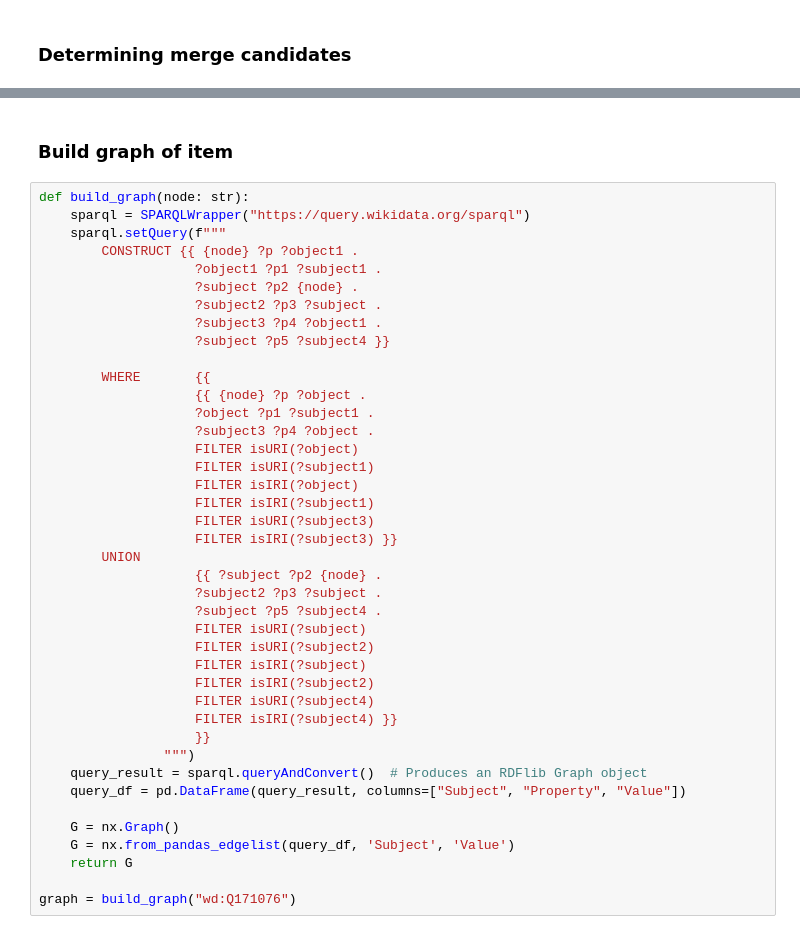
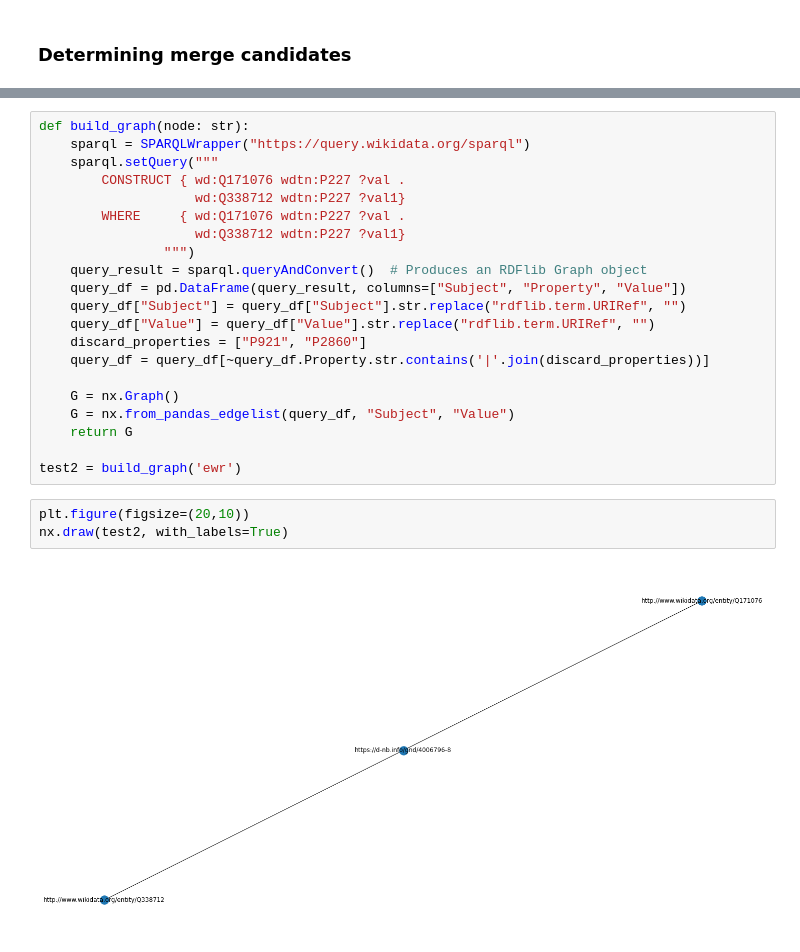
Before and after one commit to kent1325/p4-merging-graph-nodes, a Jupyter notebook: init_code/query_wikidata_notebook.ipynb, the cells around one changed output, grey strips where cells are left out. Cells and saved outputs as stored; diff of their text form.

Commit message:
Updated build graph function

```diff
--- a/init_code/query_wikidata_notebook.ipynb
+++ b/init_code/query_wikidata_notebook.ipynb
@@ -62,43 +87,26 @@ alt_merge_candidates(graph.degree(), "http://www.wikidata.org/entity/Q171076")
-# %% [markdown]
-### Build graph of item
-# %%
-def build_graph(node: str):
-    sparql = SPARQLWrapper("https://query.wikidata.org/sparql")
-    sparql.setQuery(f"""
-        CONSTRUCT {{ {node} ?p ?object1 .
-                    ?object1 ?p1 ?subject1 .
-                    ?subject ?p2 {node} .
-                    ?subject2 ?p3 ?subject .
-                    ?subject3 ?p4 ?object1 .
-                    ?subject ?p5 ?subject4 }}
-
-        WHERE       {{
-                    {{ {node} ?p ?object .
-                    ?object ?p1 ?subject1 .
-                    ?subject3 ?p4 ?object .
-                    FILTER isURI(?object)
-                    FILTER isURI(?subject1)
-                    FILTER isIRI(?object)
-                    FILTER isIRI(?subject1)
-                    FILTER isURI(?subject3)
-                    FILTER isIRI(?subject3) }}
-        UNION
-                    {{ ?subject ?p2 {node} .
-                    ?subject2 ?p3 ?subject .
-                    ?subject ?p5 ?subject4 .
-                    FILTER isURI(?subject)
-                    FILTER isURI(?subject2)
-                    FILTER isIRI(?subject)
-                    FILTER isIRI(?subject2)
-                    FILTER isURI(?subject4)
-                    FILTER isIRI(?subject4) }}
-                    }}
-                """)
-    query_result = sparql.queryAndConvert()  # Produces an RDFlib Graph object
-    query_df = pd.DataFrame(query_result, columns=["Subject", "Property", "Value"])
-
-    G = nx.Graph()
-    G = nx.from_pandas_edgelist(query_df, 'Subject', 'Value')
-    return G
-
-graph = build_graph("wd:Q171076")
+# %%
+def build_graph(node: str):
+    sparql = SPARQLWrapper("https://query.wikidata.org/sparql")
+    sparql.setQuery("""
+        CONSTRUCT { wd:Q171076 wdtn:P227 ?val .
+                    wd:Q338712 wdtn:P227 ?val1}
+        WHERE     { wd:Q171076 wdtn:P227 ?val .
+                    wd:Q338712 wdtn:P227 ?val1}
+                """)
+    query_result = sparql.queryAndConvert()  # Produces an RDFlib Graph object
+    query_df = pd.DataFrame(query_result, columns=["Subject", "Property", "Value"])
+    query_df["Subject"] = query_df["Subject"].str.replace("rdflib.term.URIRef", "")
+    query_df["Value"] = query_df["Value"].str.replace("rdflib.term.URIRef", "")
+    discard_properties = ["P921", "P2860"]
+    query_df = query_df[~query_df.Property.str.contains('|'.join(discard_properties))]
+
+    G = nx.Graph()
+    G = nx.from_pandas_edgelist(query_df, "Subject", "Value")
+    return G
+
+test2 = build_graph('ewr')
+# %%
+plt.figure(figsize=(20,10))
+nx.draw(test2, with_labels=True)
+# %% [output]
+[figure, added]
```
Also changed, not shown: parts of 6 cells of this notebook.
